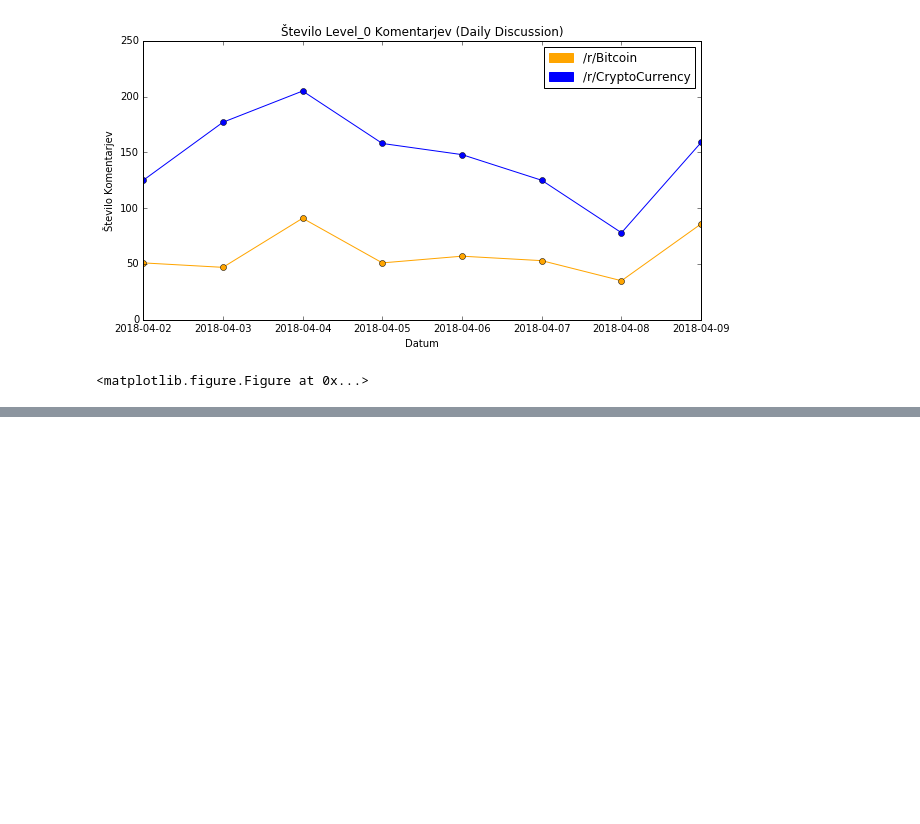
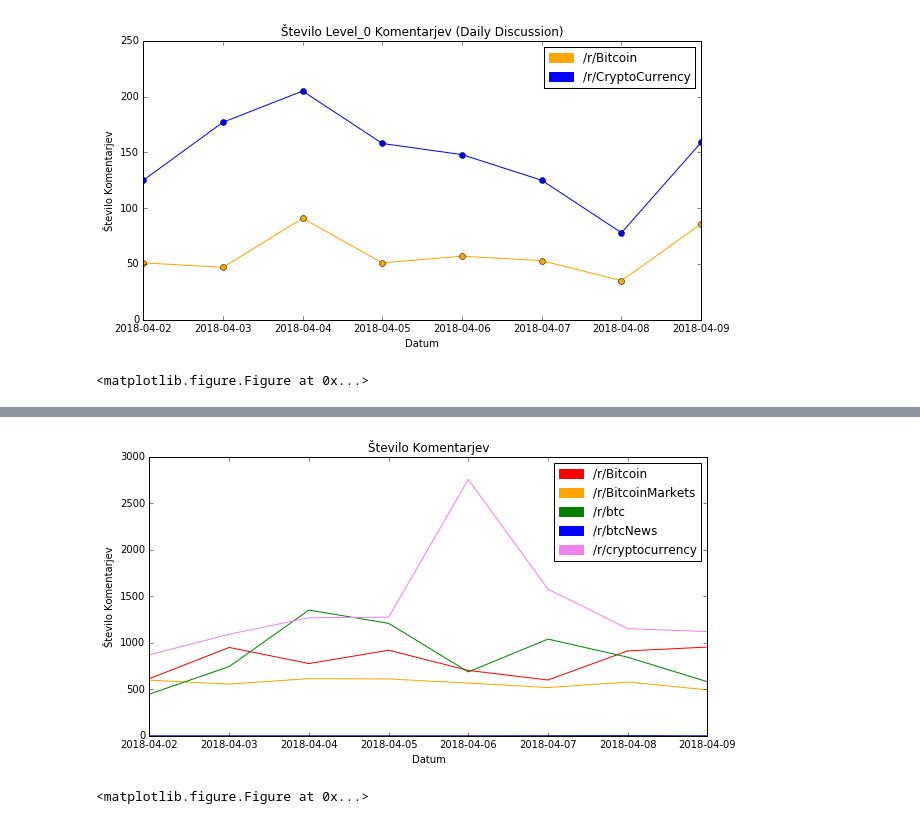
Before and after one commit to zl8252/PR18zl, a Jupyter notebook: data_analysis/reddit_data.ipynb, the cells around one changed output, grey strips where cells are left out. Saved outputs shown, nothing was run; the diff lists cells and outputs as text; code cells hidden in the pictures; blank space fills up the shorter version.

```diff
--- a/data_analysis/reddit_data.ipynb
+++ b/data_analysis/reddit_data.ipynb
@@ -143,0 +145,17 @@ cryptocurrencyDD_numOfLevel0Comments = get_dd_numOfLevel0Comments(cryptocurrency
+# %%
+# numOf comments for day
+
+def get_num_of_comments_for_day(day):
+    r = 0
+    for submission in day:
+        comments = submission[5]
+        r += len(comments)
+    return r
+
+bitcoin_days_numOfComments = [get_num_of_comments_for_day(day) for day in bitcoin_days]
+bitcoinMarkets_days_numOfComments = [get_num_of_comments_for_day(day) for day in bitcoinMarkets_days]
+btc_days_numOfComments = [get_num_of_comments_for_day(day) for day in btc_days]
+btcNews_days_numOfComments = [get_num_of_comments_for_day(day) for day in btcNews_days]
+cryptocurrency_days_numOfComments = [get_num_of_comments_for_day(day) for day in cryptocurrency_days]
+
+bitcoin_days_numOfComments, btc_days_numOfComments
@@ -229,0 +253,62 @@ fig.savefig('../assets/daily_discussion_st_komentarjev.png')
+# %%
+fig, ax = plt.subplots()
+
+x_es = list(range(len(data_days)))
+x_ticks = [date for date in dd_dates]
+
+fig.set_size_inches(10,5)
+
+# bitcoin
+bitcoin_color = "red"
+plt.plot(x_es, bitcoin_days_numOfComments,
+         linestyle='-',
+         color=bitcoin_color)
+bitcoin_patch = mpatches.Patch(color=bitcoin_color, label='/r/Bitcoin')
+
+# bitcoinMarkets
+bitcoinMarkets_color = "orange"
+plt.plot(x_es, bitcoinMarkets_days_numOfComments,
+         linestyle='-',
+         color=bitcoinMarkets_color)
+bitcoinMarkets_patch = mpatches.Patch(color=bitcoinMarkets_color, label='/r/BitcoinMarkets')
+
+# btc
+btc_color = "green"
+plt.plot(x_es, btc_days_numOfComments,
+         linestyle='-',
+         color=btc_color)
+btc_patch = mpatches.Patch(color=btc_color, label='/r/btc')
+
+# btcNews
+btcNews_color = "blue"
+plt.plot(x_es, btcNews_days_numOfComments,
+         linestyle='-',
+         color=btcNews_color)
+btcNews_patch = mpatches.Patch(color=btcNews_color, label='/r/btcNews')
+
+# cryptocurrency
+cryptocurrency_color = "violet"
+plt.plot(x_es, cryptocurrency_days_numOfComments,
+         linestyle='-',
+         color=cryptocurrency_color)
+cryptocurrency_patch = mpatches.Patch(color=cryptocurrency_color, label='/r/cryptocurrency')
+
+
+plt.title("Število Komentarjev")
+
+plt.legend(handles=[bitcoin_patch,
+                   bitcoinMarkets_patch,
+                   btc_patch,
+                   btcNews_patch,
+                   cryptocurrency_patch])
+
+plt.ylabel("Število Komentarjev")
+plt.xlabel("Datum")
+
+plt.xticks(x_es, x_ticks)
+
+plt.show()
+plt.draw()
+# %% [output]
+[figure, added]
+<matplotlib.figure.Figure at 0x...>
```
Also changed, not shown: parts of 8 cells of this notebook, 3 other files.
